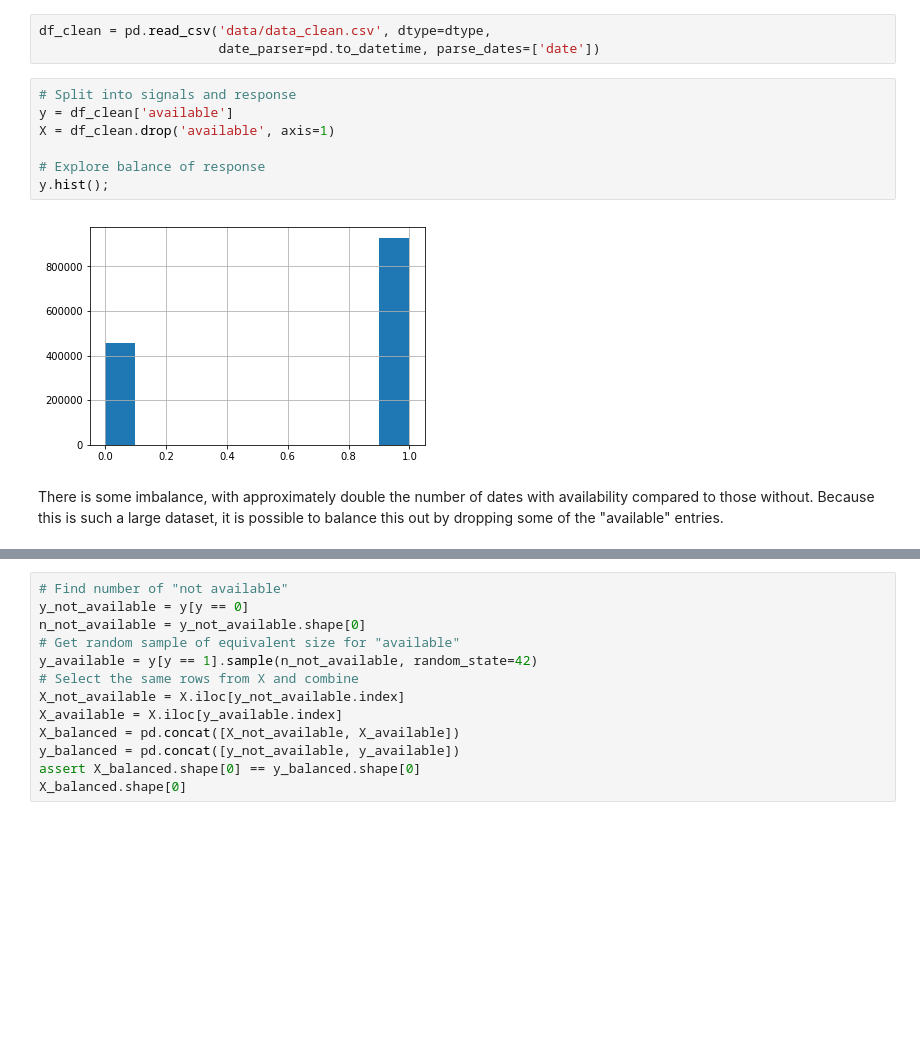
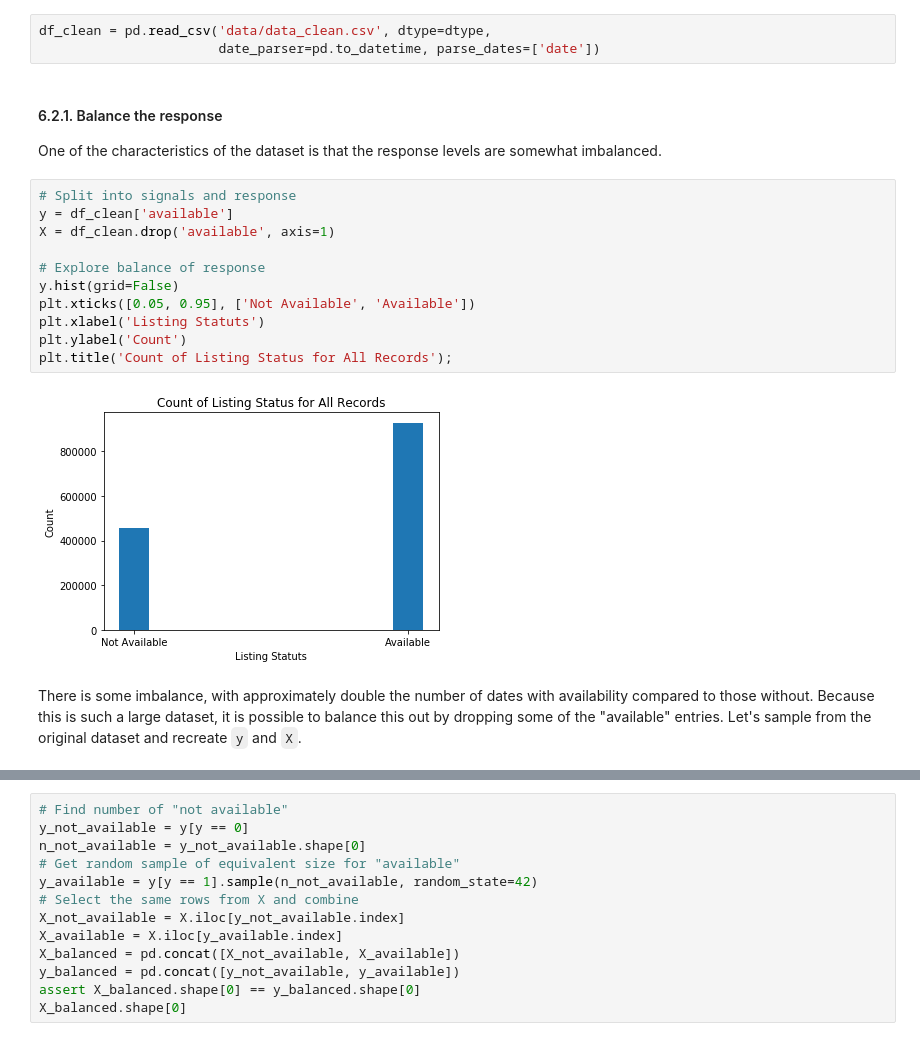
Before and after one commit to rebeccaebarnes/DSND-Project-4, a Jupyter notebook: seattle_airbnb_exploration.ipynb, the cells around one changed output, grey strips where cells are left out. Saved outputs shown, nothing was run; the diff lists cells and outputs as text; blank space fills up the shorter version.

```diff
--- a/seattle_airbnb_exploration.ipynb
+++ b/seattle_airbnb_exploration.ipynb
@@ -1153,14 +1156,23 @@ dtype={"date": str, "available": int, "price": float, "id": str, "name": str,
 # %%
 df_clean = pd.read_csv('data/data_clean.csv', dtype=dtype,
                        date_parser=pd.to_datetime, parse_dates=['date'])
+# %% [markdown]
+<a id="balance"></a>
+#### 6.2.1. Balance the response
+
+One of the characteristics of the dataset is that the response levels are somewhat imbalanced.
 # %%
 # Split into signals and response
 y = df_clean['available']
 X = df_clean.drop('available', axis=1)
 
 # Explore balance of response
-y.hist();
+y.hist(grid=False)
+plt.xticks([0.05, 0.95], ['Not Available', 'Available'])
+plt.xlabel('Listing Statuts')
+plt.ylabel('Count')
+plt.title('Count of Listing Status for All Records');
 # %% [output]
-[figure, old version]
+[figure, new version]
 # %% [markdown]
-There is some imbalance, with approximately double the number of dates with availability compared to those without. Because this is such a large dataset, it is possible to balance this out by dropping some of the "available" entries.
+There is some imbalance, with approximately double the number of dates with availability compared to those without. Because this is such a large dataset, it is possible to balance this out by dropping some of the "available" entries. Let's sample from the original dataset and recreate `y` and `X`.
```
Also changed, not shown: parts of 12 cells of this notebook.
